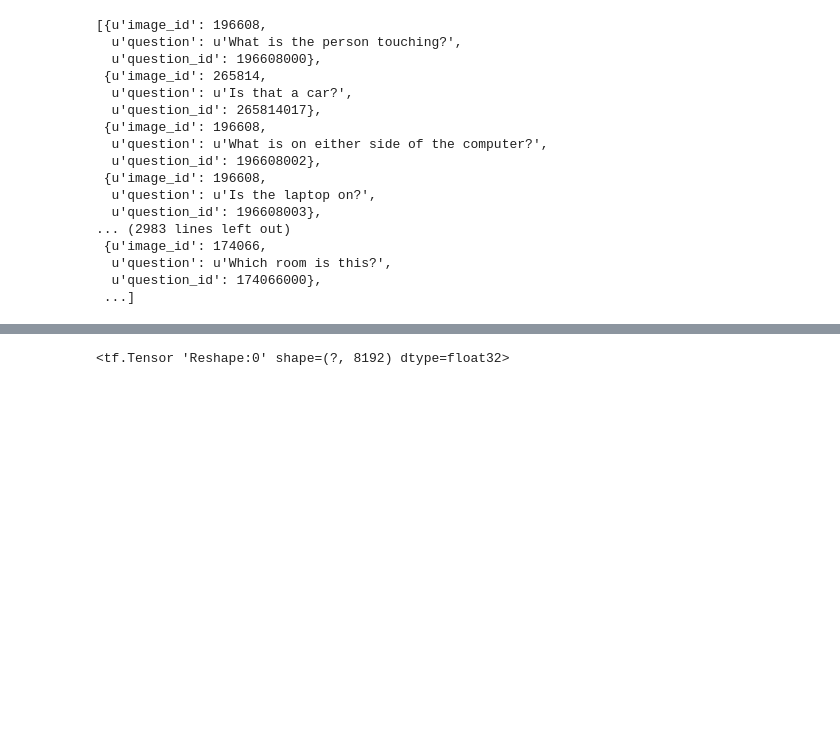
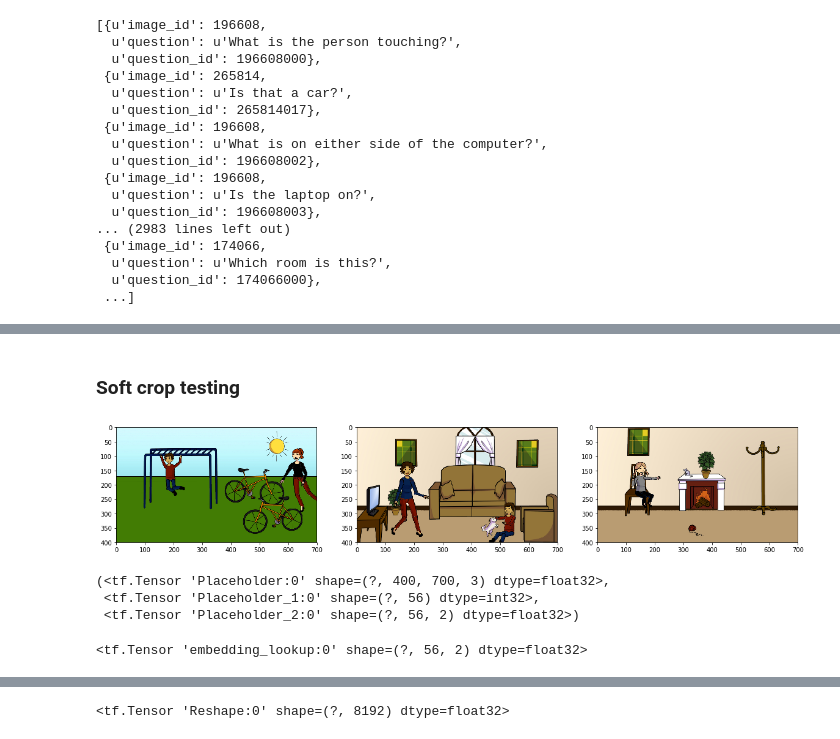
Before and after one commit to neighthan/computer_vision, a Jupyter notebook: vqa/vqa.ipynb, the cells around one changed output, grey strips where cells are left out. Saved outputs shown, nothing was run; the diff lists cells and outputs as text; code cells hidden in the pictures; blank space fills up the shorter version.

```diff
--- a/vqa/vqa.ipynb
+++ b/vqa/vqa.ipynb
@@ -296,3 +362,16 @@ objs
+# %%
+scenes = train_qa.scene_type.unique()
+scene_to_id = {scene: i for i, scene in enumerate(scenes)}
+with open('data/scene_to_id.pkl', 'wb') as f:
+    pickle.dump(scene_to_id, f)
+# %%
+object_names = set()
+for objects in train_qa.objects:
+    object_names.update([object[0] for object in objects])
+
+object_to_id = {obj: i for i, obj in enumerate(object_names)}
+with open('data/object_to_id.pkl', 'wb') as f:
+    pickle.dump(object_to_id, f)
 # %%
 objs = []
 for i in range(len(obj_instance)):
@@ -531,9 +590,13 @@ train_qa.head()
 # %%
-def question_to_ids(question: str, pad_to_length: int):
+def question_to_ids(question: str, pad_to_length: int, word_to_id):
     unk_val = word_to_id['<UNK>']
     pad_val = word_to_id['<PAD>']
     assert pad_val == 0
 
     ids = [word_to_id.get(word, unk_val) for word in question.split(' ')]
     return ids + [pad_val] * (pad_to_length - len(ids))
+
+def process_objects(objects, max_n_objects: int, object_to_id):
+    objects = [[object_to_id[obj[0]], *obj[1:]] for obj in objects]
+    return objects + [[0] * 6] * (max_n_objects - len(objects))
 # %%
@@ -551,0 +958,6 @@ val_img_paths = val_qa.img_path.values
+# %%
+train_inputs, train_labels, val_inputs, val_labels = load_data()
+object_limit = 16  # > 90% of cases covered in train
+train_inputs = {key: val[:, :object_limit] if 'object' in key else val for key, val in train_inputs.items()}
+val_inputs = {key: val[:, :object_limit] if 'object' in key else val for key, val in val_inputs.items()}
+img_shape = plt.imread(train_inputs['img_paths'][0]).shape # assumes all are the same shape
@@ -551,0 +1121,2 @@ val_img_paths = val_qa.img_path.values
+# %% [markdown]
+### Soft crop testing
@@ -551,0 +1129,11 @@ val_img_paths = val_qa.img_path.values
+# %%
+idx = np.random.choice(range(len(train_inputs['img_paths'])), 3)
+
+imgs = np.stack([plt.imread(path) / 255 for path in train_inputs['img_paths'][idx]])
+
+plt.figure(figsize=(20, 20))
+for i in range(len(imgs)):
+    plt.subplot(1, 3, i + 1)
+    plt.imshow(imgs[i])
+# %% [output]
+[figure, added]
@@ -551,0 +1147,15 @@ val_img_paths = val_qa.img_path.values
+# %%
+img_p = tf.placeholder(tf.float32, (None, *imgs[0].shape))
+names_p = tf.placeholder(tf.int32, (None, *train_inputs['object_names'].shape[1:]))
+xy_p = tf.placeholder(tf.float32, (None, max_n_objects, 2))
+
+img_p, names_p, xy_p
+# %% [output]
+(<tf.Tensor 'Placeholder:0' shape=(?, 400, 700, 3) dtype=float32>,
+ <tf.Tensor 'Placeholder_1:0' shape=(?, 56) dtype=int32>,
+ <tf.Tensor 'Placeholder_2:0' shape=(?, 56, 2) dtype=float32>)
+# %%
+sigmas = tf.nn.embedding_lookup(tf.get_variable('object_sigmas', (n_object_types, 2), initializer=tf.constant_initializer(35)), names_p)
+sigmas
+# %% [output]
+<tf.Tensor 'embedding_lookup:0' shape=(?, 56, 2) dtype=float32>
```
Also changed, not shown: parts of 71 cells of this notebook.
